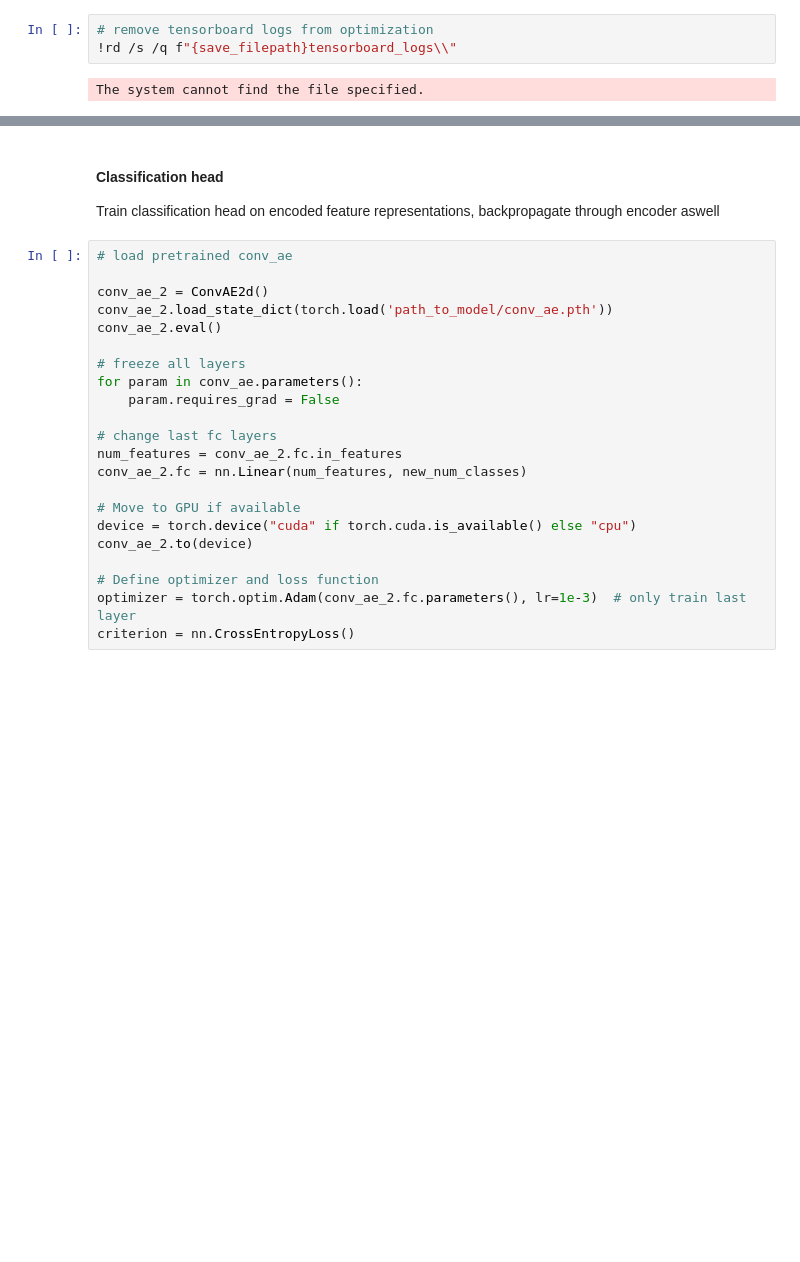
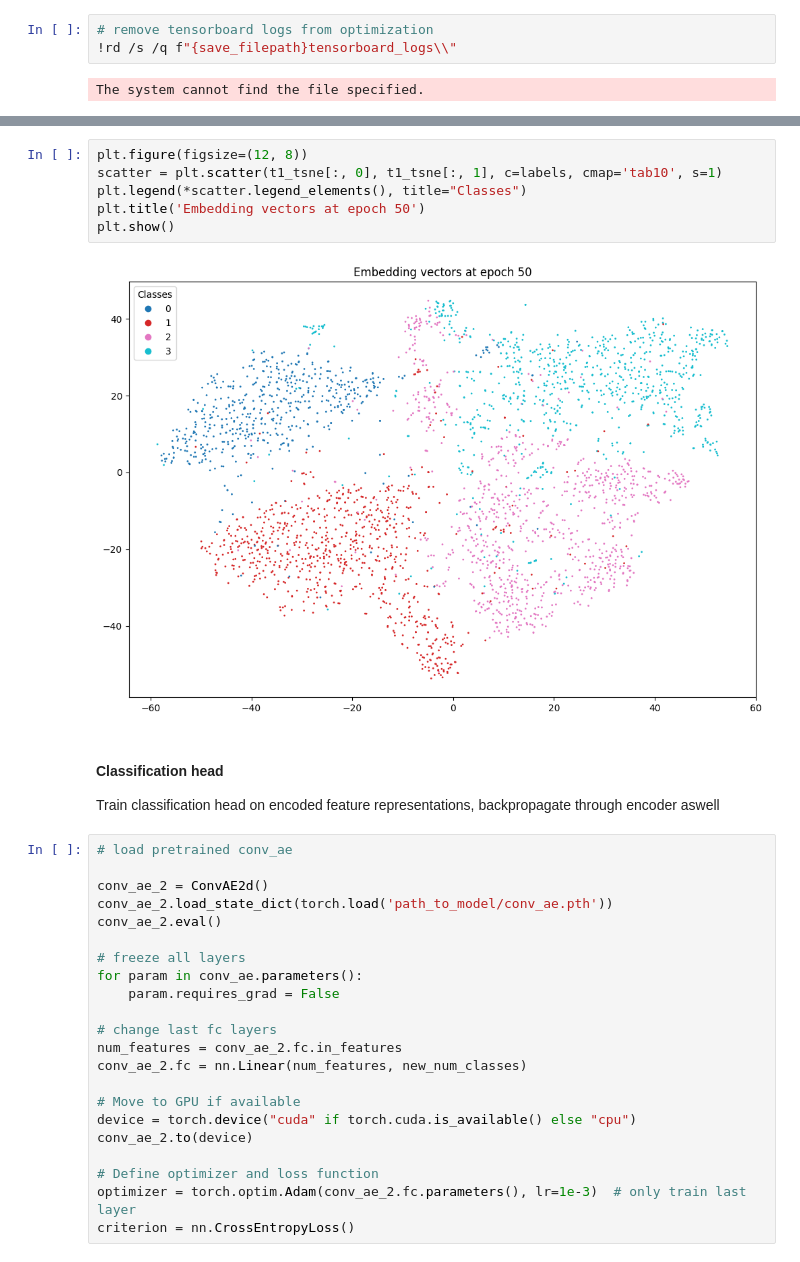
Before and after one commit to ericsallinger/msthesis, a Jupyter notebook: model_training/encoder_classification.ipynb, the cells around one changed output, grey strips where cells are left out. Cells and saved outputs as stored; diff of their text form; blank space fills up the shorter version.

```diff
--- a/model_training/encoder_classification.ipynb
+++ b/model_training/encoder_classification.ipynb
@@ -310,3 +349,11 @@ The system cannot find the file specified.
+# %%
+plt.figure(figsize=(12, 8))
+scatter = plt.scatter(t1_tsne[:, 0], t1_tsne[:, 1], c=labels, cmap='tab10', s=1)
+plt.legend(*scatter.legend_elements(), title="Classes")
+plt.title('Embedding vectors at epoch 50')
+plt.show()
+# %% [output]
+[figure, added]
 # %% [markdown]
 #### Classification head
 
```
Also changed, not shown: parts of 15 cells of this notebook, 3 other files.
